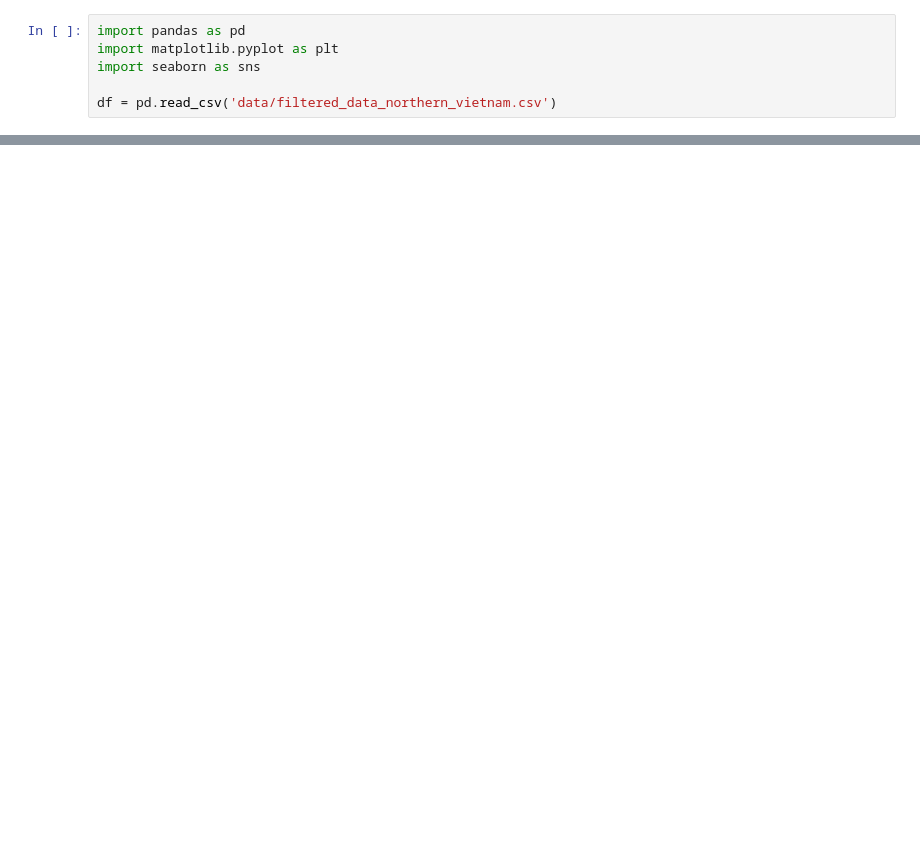
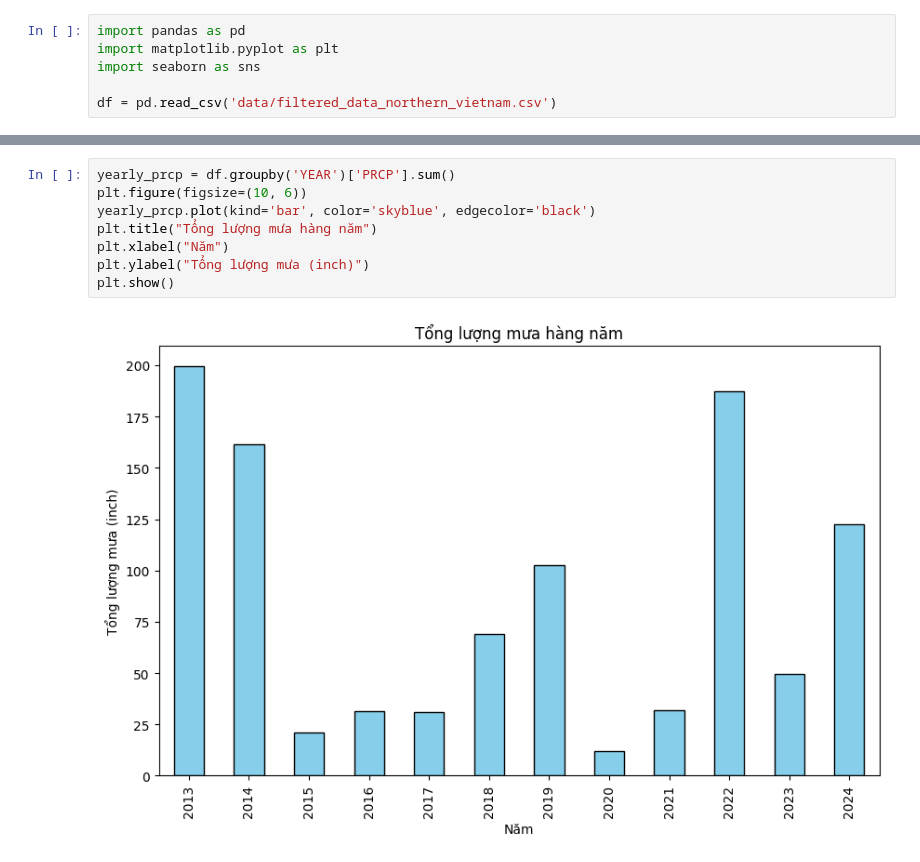
Before and after one commit to huyvanzzz/Data-Processing-Programming, a Jupyter notebook: precipitation.ipynb, the cells around one changed output, grey strips where cells are left out. Saved outputs shown, nothing was run; the diff lists cells and outputs as text; blank space fills up the shorter version.

```diff
--- a/precipitation.ipynb
+++ b/precipitation.ipynb
@@ -9,0 +16,10 @@ KeyError: 'year'
+# %%
+yearly_prcp = df.groupby('YEAR')['PRCP'].sum()
+plt.figure(figsize=(10, 6))
+yearly_prcp.plot(kind='bar', color='skyblue', edgecolor='black')
+plt.title("Tổng lượng mưa hàng năm")
+plt.xlabel("Năm")
+plt.ylabel("Tổng lượng mưa (inch)")
+plt.show()
+# %% [output]
+[figure, added]
```
Also changed, not shown: parts of 7 cells of this notebook, 26 other files.
